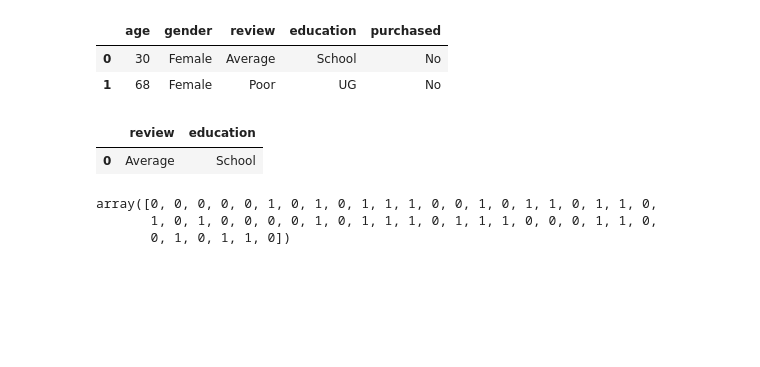
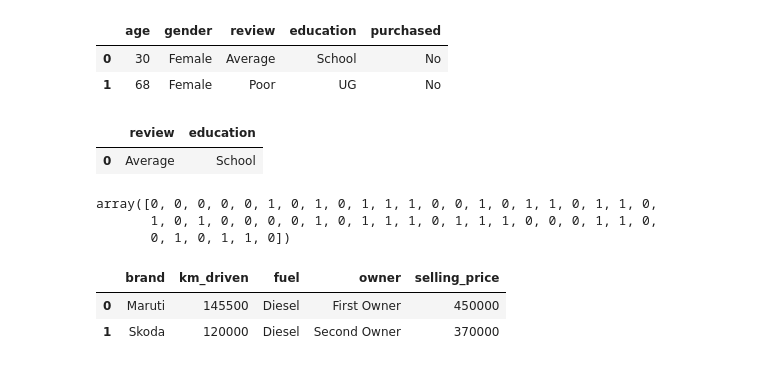
Before and after one commit to saransh437/Feature_engineering, a Jupyter notebook: feature_eng_process.ipynb, the cells around one changed output. Saved outputs shown, nothing was run; the diff lists cells and outputs as text; code cells hidden in the pictures; blank space fills up the shorter version.

```diff
--- a/feature_eng_process.ipynb
+++ b/feature_eng_process.ipynb
@@ -189,0 +212,7 @@ array([0, 0, 0, 0, 0, 1, 0, 1, 0, 1, 1, 1, 0, 0, 1, 0, 1, 1, 0, 1, 1, 0,
+# %%
+df = pd.read_csv('cars.csv')
+df.head(2)
+# %% [output]
+|  | brand | km_driven | fuel | owner | selling_price |
+| 0 | Maruti | 145500 | Diesel | First Owner | 450000 |
+| 1 | Skoda | 120000 | Diesel | Second Owner | 370000 |
```
Also changed, not shown: parts of 18 cells of this notebook.
